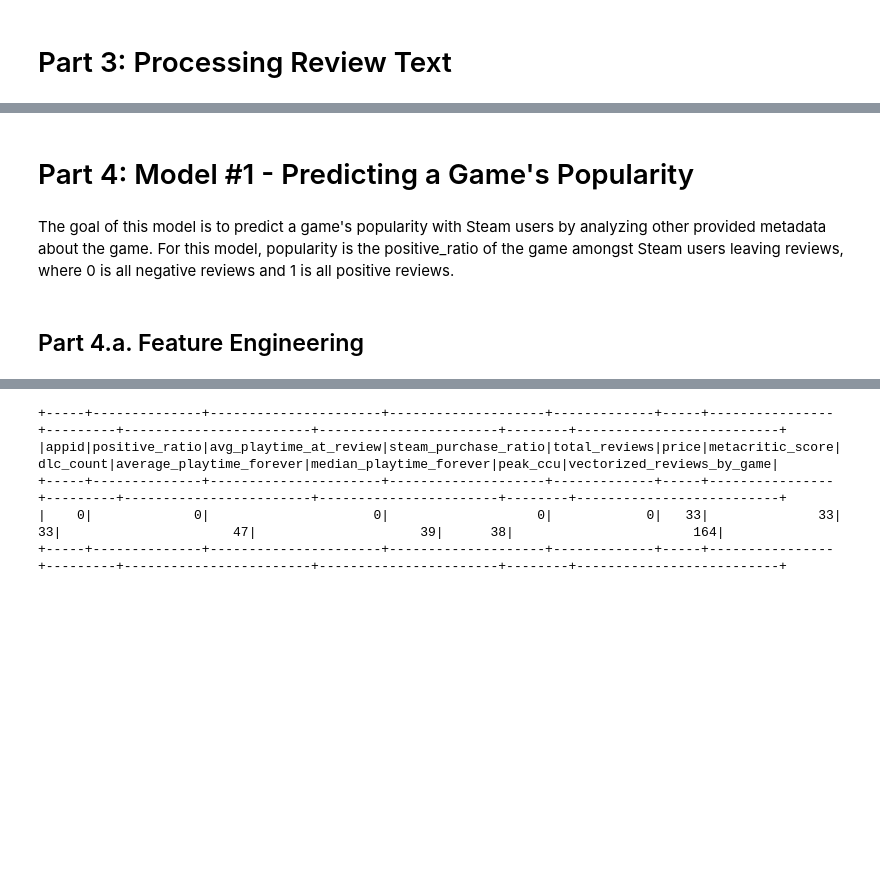
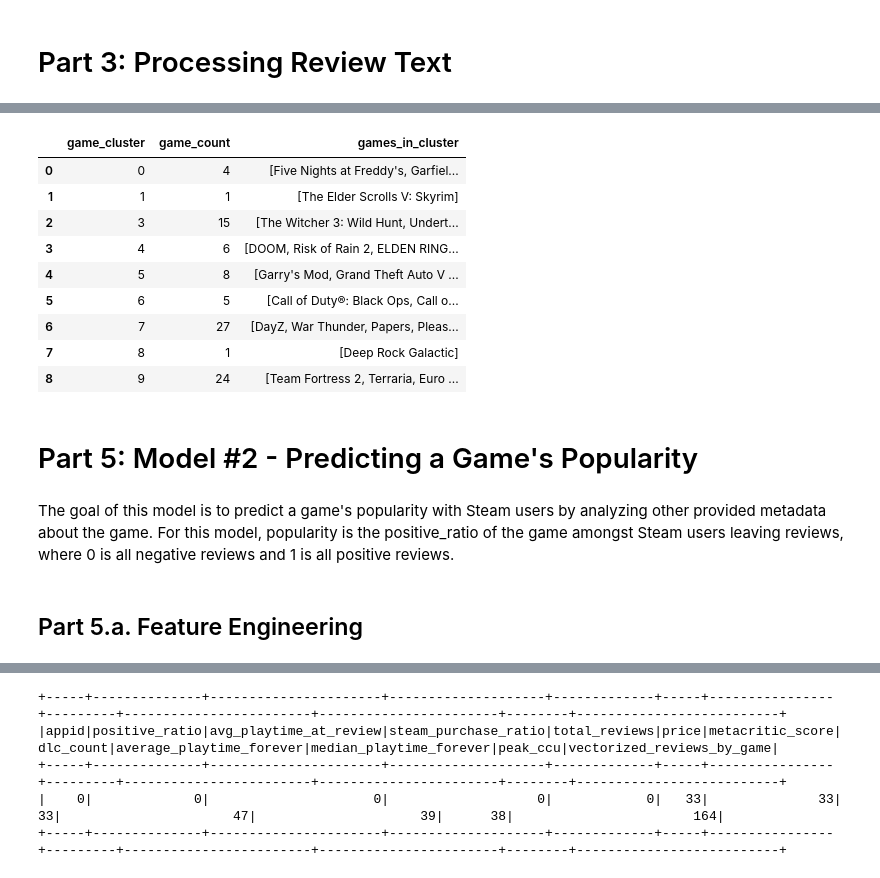
Before and after one commit to oneeljilc/DSC232R_GroupProject, a Jupyter notebook: Group_Project.ipynb, the cells around one changed output, grey strips where cells are left out. Cells and saved outputs as stored; diff of their text form; code cells hidden in the pictures; blank space fills up the shorter version.

```diff
--- a/Group_Project.ipynb
+++ b/Group_Project.ipynb
@@ -435,9 +609,23 @@ author_features_df = assembler_author.transform(author_embeddings_df)
+# %%
+# Table view of game clusters
+game_clusters_summarized_pd
+# %% [output]
+|  | game_cluster | game_count | games_in_cluster |
+| 0 | 0 | 4 | [Five Nights at Freddy's, Garfiel... |
+| 1 | 1 | 1 | [The Elder Scrolls V: Skyrim] |
+| 2 | 3 | 15 | [The Witcher 3: Wild Hunt, Undert... |
+| 3 | 4 | 6 | [DOOM, Risk of Rain 2, ELDEN RING... |
+| 4 | 5 | 8 | [Garry's Mod, Grand Theft Auto V ... |
+| 5 | 6 | 5 | [Call of Duty®: Black Ops, Call o... |
+| 6 | 7 | 27 | [DayZ, War Thunder, Papers, Pleas... |
+| 7 | 8 | 1 | [Deep Rock Galactic] |
+| 8 | 9 | 24 | [Team Fortress 2, Terraria, Euro ... |
 # %% [markdown]
-# Part 4: Model #1 - Predicting a Game's Popularity
+# Part 5: Model #2 - Predicting a Game's Popularity
 # %% [markdown]
 The goal of this model is to predict a game's popularity with Steam users by analyzing other provided metadata about the game. For this model, popularity is the positive_ratio of the game amongst Steam users leaving reviews, where 0 is all negative reviews and 1 is all positive reviews.
 # %% [markdown]
-## Part 4.a. Feature Engineering
+## Part 5.a. Feature Engineering
 # %%
 # Cast boolean features in the "reviews metadata" data frame to integer
 review_pop_pred = reviews_df_processed_metadata.withColumn("positive_review", f.col("positive_review").cast("integer"))
```
Also changed, not shown: parts of 37 cells of this notebook.
